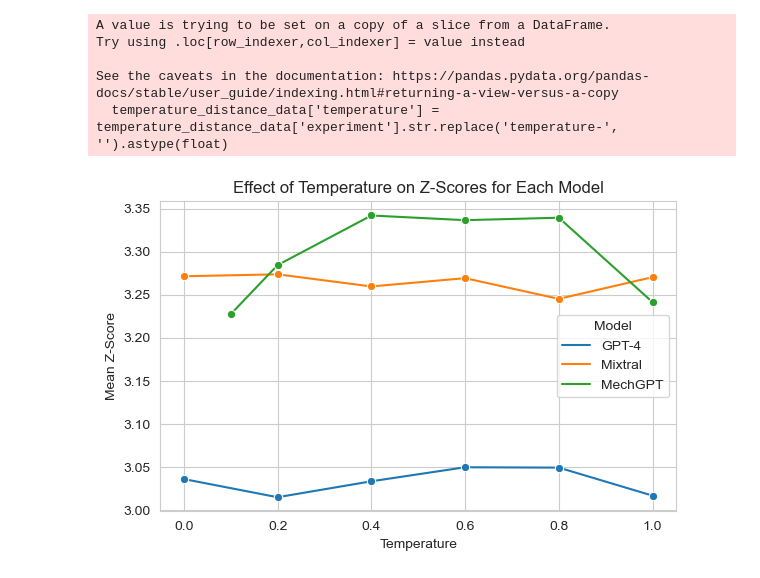
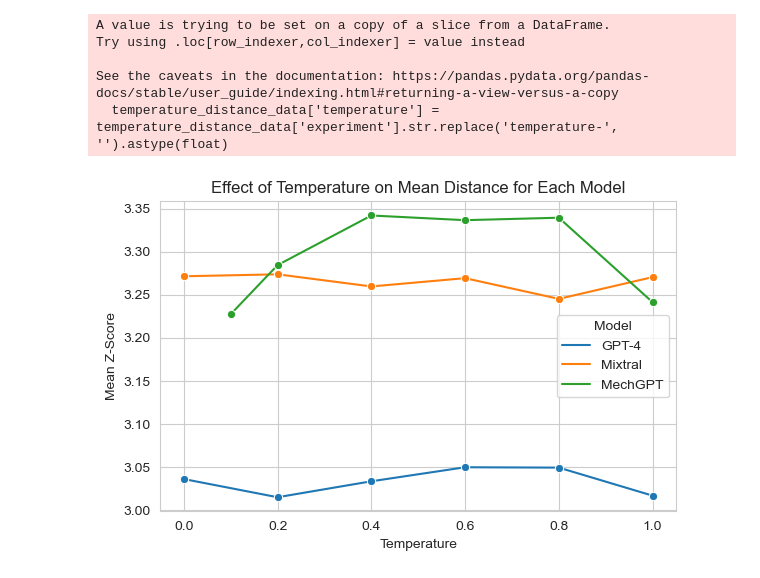
Before and after one commit to grndnl/llm_material_selection_jcise, a Jupyter notebook: evaluation/temperature.ipynb, the cells around one changed output. Drawn from its saved outputs; the diff is of its cells as text; code cells hidden in the pictures.

```diff
--- a/evaluation/temperature.ipynb
+++ b/evaluation/temperature.ipynb
@@ -55,14 +55,14 @@ See the caveats in the documentation: https://pandas.pydata.org/pandas-docs/stab
 # %%
 # Plotting
 plt.figure(figsize=(6, 4))
 sns.lineplot(data=temperature_distance_data, x='temperature', y='mean_distances', hue='model', marker='o')
-plt.title('Effect of Temperature on Z-Scores for Each Model')
+plt.title('Effect of Temperature on Mean Distance for Each Model')
 plt.xlabel('Temperature')
 plt.ylabel('Mean Z-Score')
 plt.legend(title='Model') #, bbox_to_anchor=(1.05, 1), loc='upper left')
 plt.tight_layout()
 plt.savefig('temperature_distance.pdf')
 
 plt.show()
 # %% [output]
-[figure, old version]
+[figure, new version]
```
Also changed, not shown: 1 other file.
